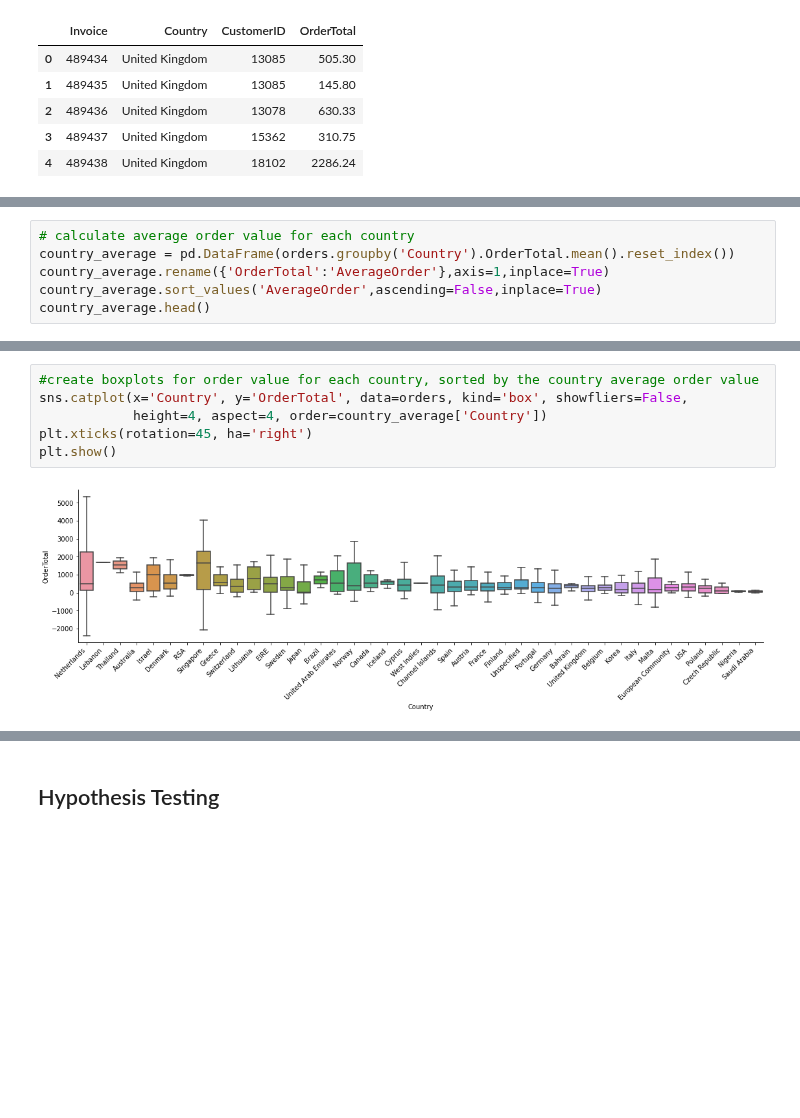
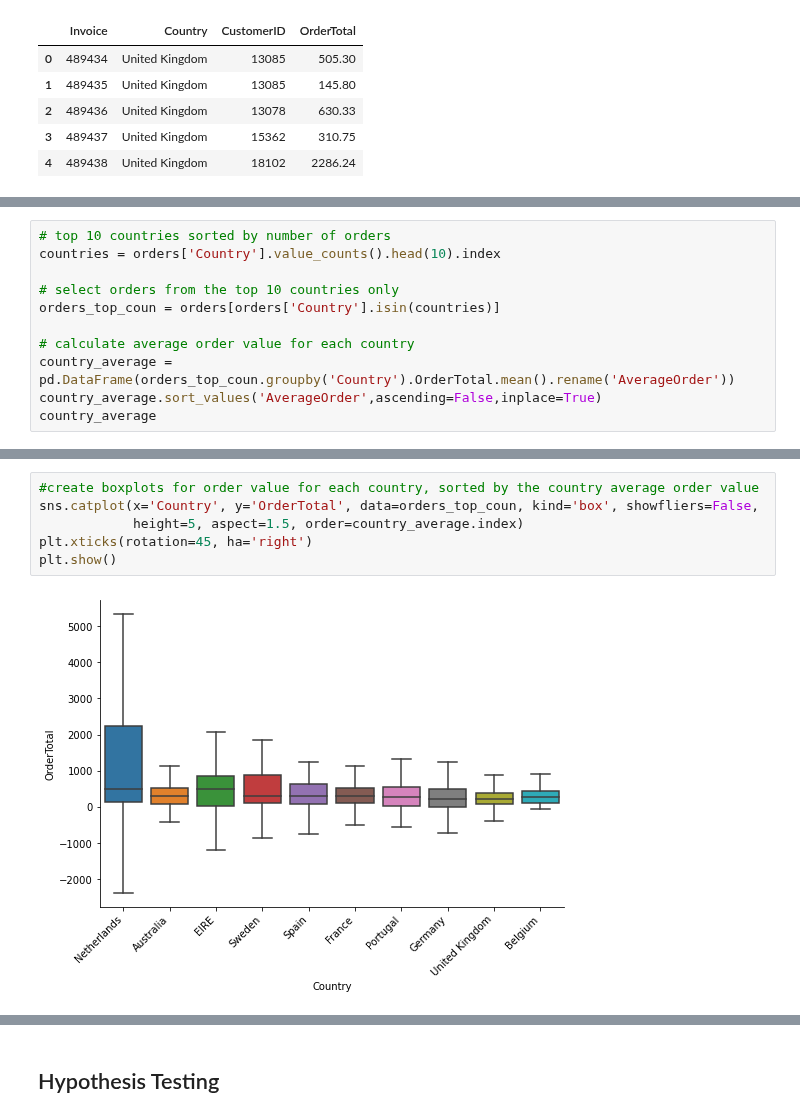
Before and after one commit to amythemirror/Customer_Lifetime_Value_Prediction, a Jupyter notebook: EDA.ipynb, the cells around one changed output, grey strips where cells are left out. Saved outputs shown, nothing was run; the diff lists cells and outputs as text; blank space fills up the shorter version.

Commit message:
updated some data visualization and hypothesis testing

```diff
--- a/EDA.ipynb
+++ b/EDA.ipynb
@@ -114,7 +115,12 @@ Text(0.5, 0, 'Number of Orders for ')
 # %%
+# top 10 countries sorted by number of orders
+countries = orders['Country'].value_counts().head(10).index
+
+# select orders from the top 10 countries only
+orders_top_coun = orders[orders['Country'].isin(countries)]
+
 # calculate average order value for each country
-country_average = pd.DataFrame(orders.groupby('Country').OrderTotal.mean().reset_index())
-country_average.rename({'OrderTotal':'AverageOrder'},axis=1,inplace=True)
+country_average = pd.DataFrame(orders_top_coun.groupby('Country').OrderTotal.mean().rename('AverageOrder'))
 country_average.sort_values('AverageOrder',ascending=False,inplace=True)
-country_average.head()
+country_average
 # %% [output]
@@ -127,8 +139,8 @@ country_average.head()
 # %%
 #create boxplots for order value for each country, sorted by the country average order value
-sns.catplot(x='Country', y='OrderTotal', data=orders, kind='box', showfliers=False,
-            height=4, aspect=4, order=country_average['Country'])
+sns.catplot(x='Country', y='OrderTotal', data=orders_top_coun, kind='box', showfliers=False,
+            height=5, aspect=1.5, order=country_average.index)
 plt.xticks(rotation=45, ha='right')
 plt.show()
 # %% [output]
-[figure, old version]
+[figure, new version]
```
Also changed, not shown: parts of 26 cells of this notebook.
